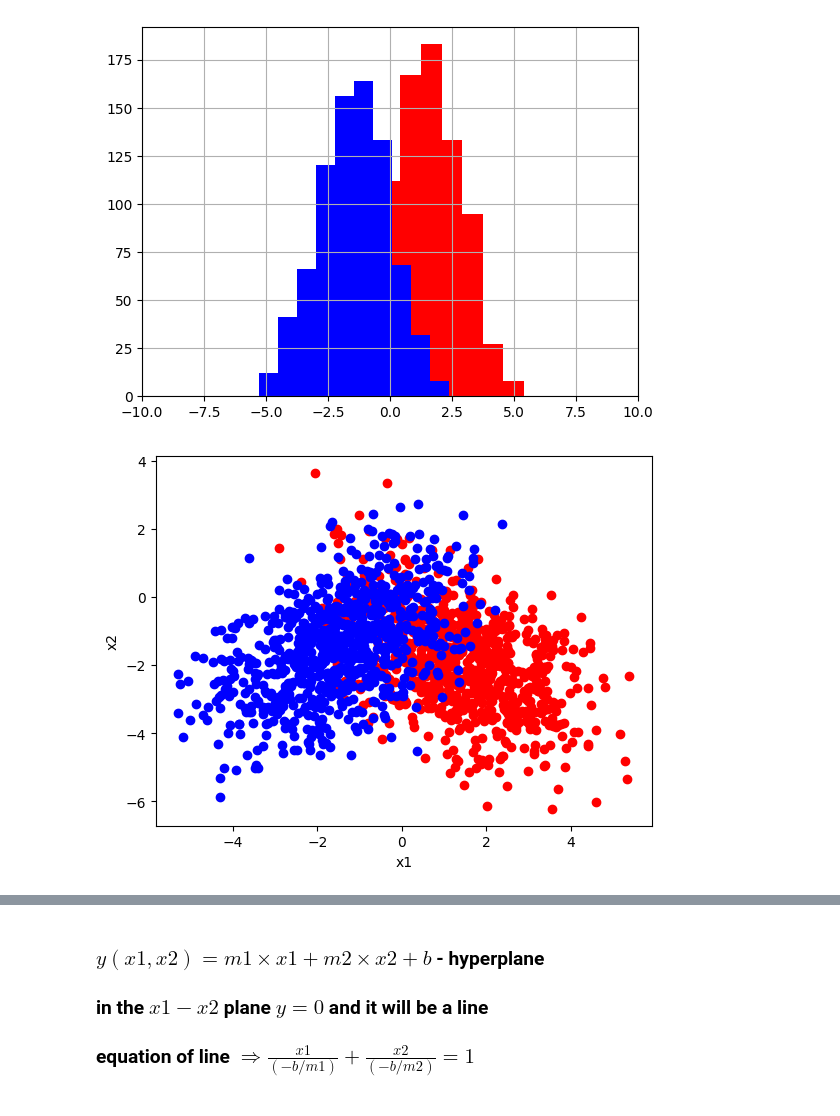
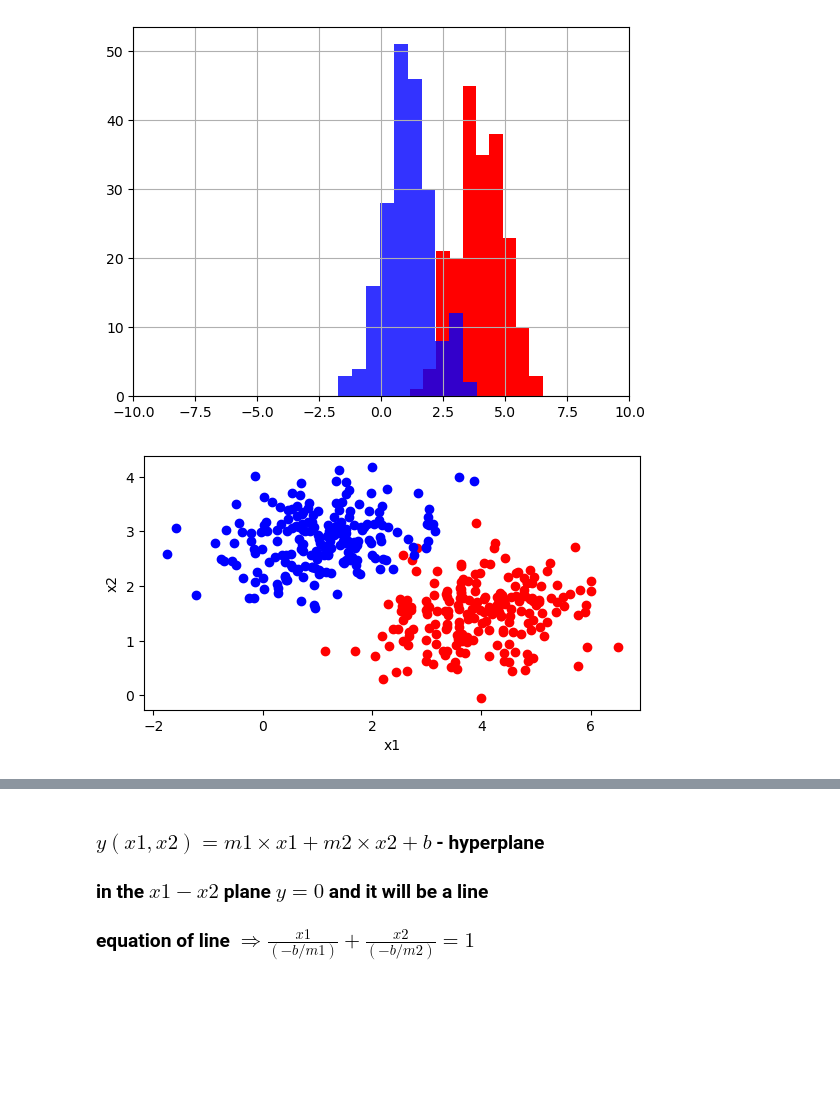
Before and after one commit to labani-01/PHY657, a Jupyter notebook: Module_4/ Module-4.ipynb, the cells around one changed output, grey strips where cells are left out. Drawn from its saved outputs; the diff is of its cells as text; code cells hidden in the pictures; blank space fills up the shorter version.

```diff
--- a/Module_4/ Module-4.ipynb
+++ b/Module_4/ Module-4.ipynb
@@ -6,15 +6,13 @@ from sklearn.linear_model import LinearRegression
 # %%
 #red points in Bishop
 #mu1 = [1.5, -2]
-mu1 = [1.5, -2]
-cov1 = [[2, -1], [-1, 2]]
-
-sample1 = np.random.multivariate_normal(mu1, cov1, 800) #class1
+mu1 = [3.9, 1.5]
+cov1 = [[0.8596, 0.1502], [0.1502, 0.3397]]
+sample1 = np.random.multivariate_normal(mu1, cov1, 200) #class1
 # %%
 #blue points in Bishop
-mu2 = [-1.5, -1.5]
+mu2 = [1, 2.8]
+cov2 = [[0.8596, 0.1502], [0.1502, 0.3397]]
 
-cov2 = [[2, 1], [1, 2]]
-
-sample2 = np.random.multivariate_normal(mu2, cov2, 800) #class2
+sample2 = np.random.multivariate_normal(mu2, cov2, 200) #class2
 # %%
@@ -30,21 +20,22 @@ print(sample1)
 # %%
 plt.hist(sample1[:, 0], color='red')
-plt.hist(sample2[:,0], color='blue')
+plt.hist(sample2[:,0], color='blue', alpha=0.8)
 plt.xlim(-10, 10)
 plt.grid()
 plt.show()
 # %% [output]
-[figure, old version]
+[figure, new version]
 # %%
 #correlation between samples from two classes (red and blue) in the 2D input space
 # sample1 = 1st class and sample2 = 2nd class
 plt.scatter(sample1[:,0], sample1[:,1], color='red')
 plt.scatter(sample2[:,0], sample2[:,1], color='blue')
 plt.xlabel("x1")
 plt.ylabel("x2")
+plt.gca().set_aspect('equal', adjustable='box')
 plt.show()
 # %% [output]
-[figure, old version]
+[figure, new version]
 # %%
 X = np.append(sample1, sample2, axis=0) # X = [X1, X2] = [X1, X2] from sample1 and sample2 are stacked together = (row = N, column = 2)
 # = np.append[(row = N/2, column = 2), (row = N/2, column = 2)]
```
Also changed, not shown: parts of 9 cells of this notebook.
